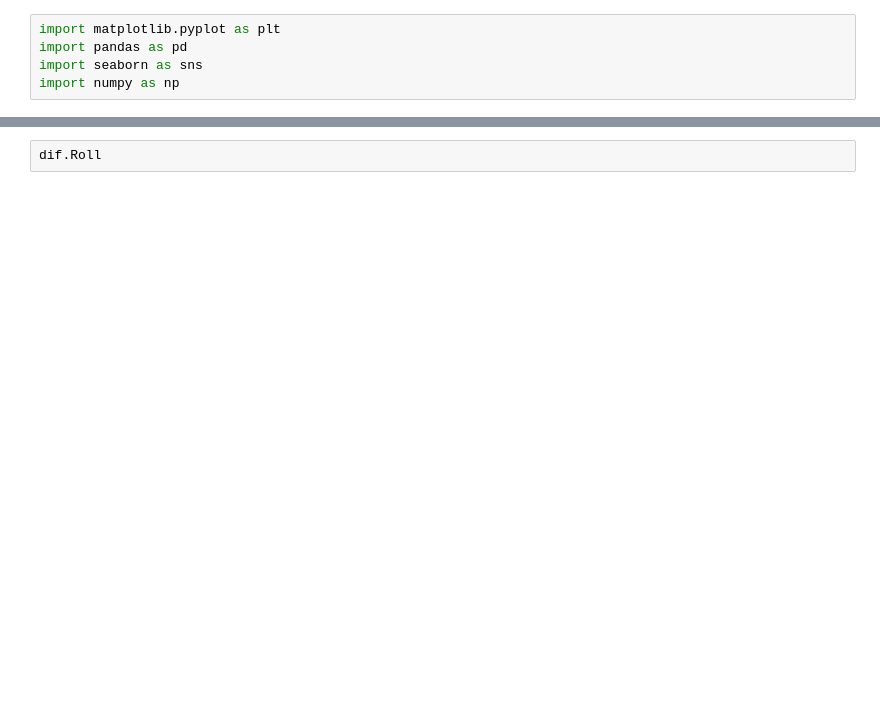
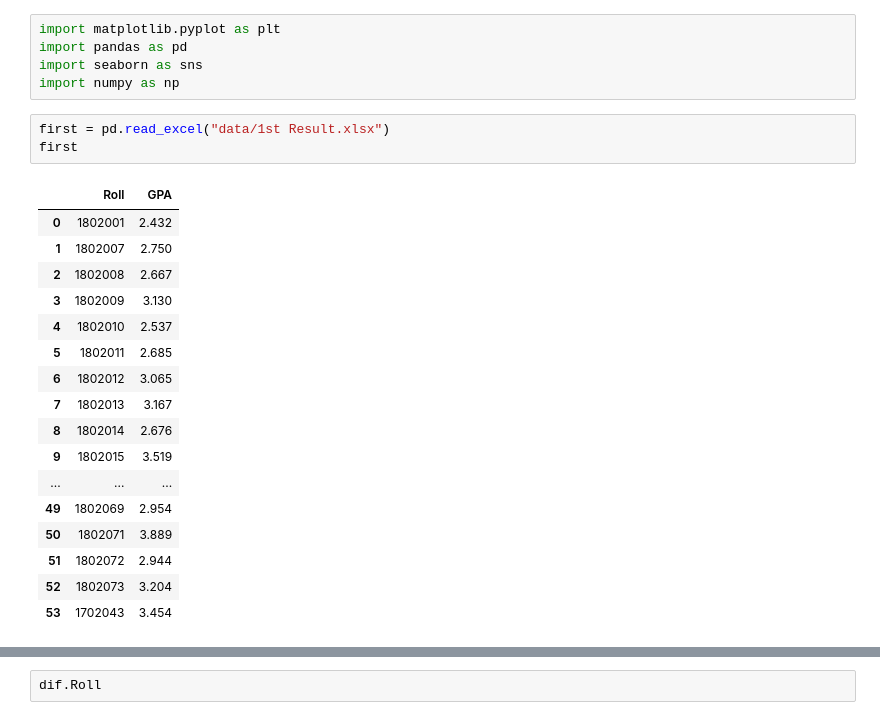
Before and after one commit to bhyeanhasan/ML-and-AI, a Jupyter notebook: Result/Result.ipynb, the cells around one changed output, grey strips where cells are left out. Cells and saved outputs as stored; diff of their text form; blank space fills up the shorter version.

```diff
--- a/Result/Result.ipynb
+++ b/Result/Result.ipynb
@@ -3,5 +3,26 @@ import matplotlib.pyplot as plt
 import pandas as pd
 import seaborn as sns
 import numpy as np
+# %%
+first = pd.read_excel("data/1st Result.xlsx")
+first
+# %% [output]
+|  | Roll | GPA |
+| 0 | 1802001 | 2.432 |
+| 1 | 1802007 | 2.750 |
+| 2 | 1802008 | 2.667 |
+| 3 | 1802009 | 3.130 |
+| 4 | 1802010 | 2.537 |
+| 5 | 1802011 | 2.685 |
+| 6 | 1802012 | 3.065 |
+| 7 | 1802013 | 3.167 |
+| 8 | 1802014 | 2.676 |
+| 9 | 1802015 | 3.519 |
+| ... | ... | ... |
+| 49 | 1802069 | 2.954 |
+| 50 | 1802071 | 3.889 |
+| 51 | 1802072 | 2.944 |
+| 52 | 1802073 | 3.204 |
+| 53 | 1702043 | 3.454 |
 # %%
 second = pd.read_excel("2nd Result.xlsx")
```
Also changed, not shown: parts of 18 cells of this notebook, 9 other files.
